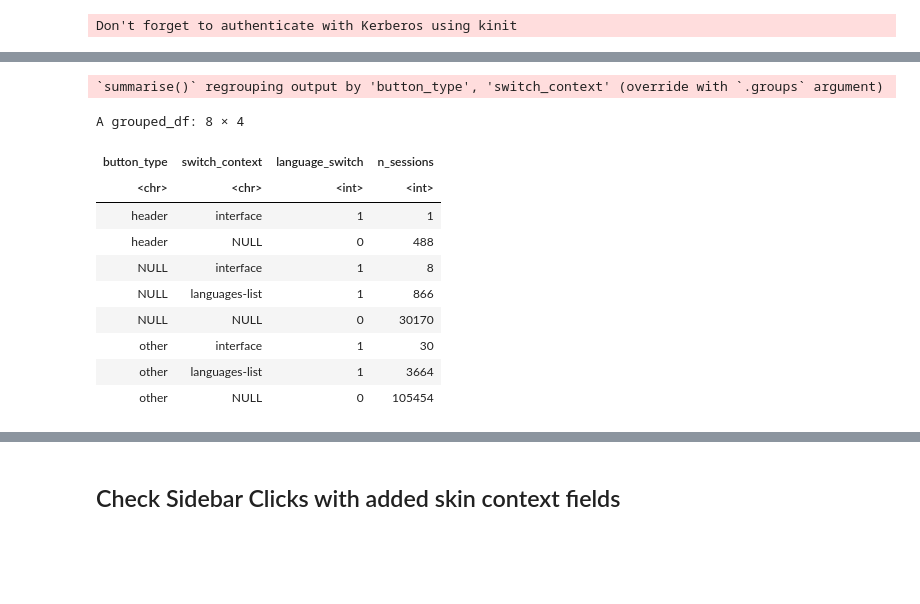
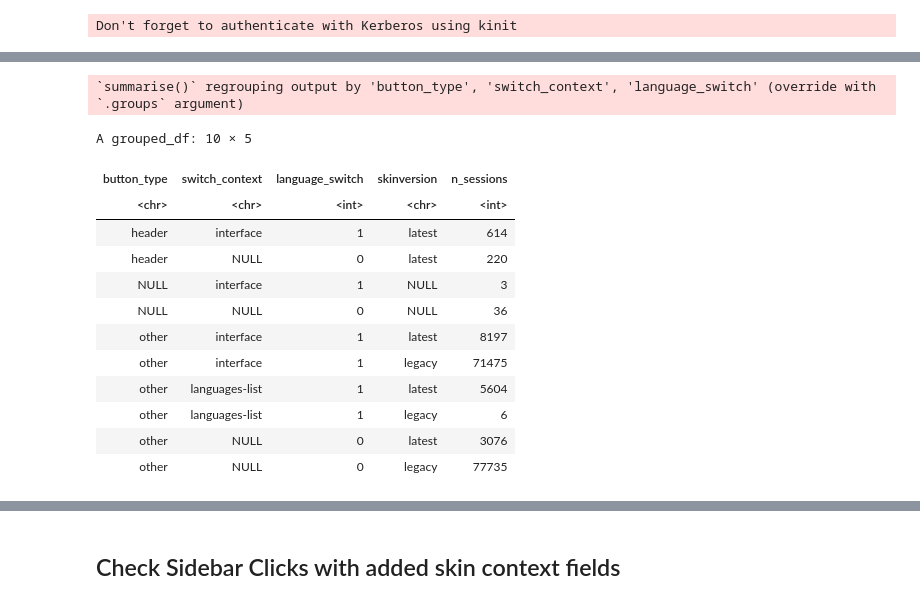
Before and after one commit to wikimedia-research/Language-Switching-Analysis-2021, a Jupyter notebook: QA/post_deployment_qa.ipynb, the cells around one changed output, grey strips where cells are left out. Saved outputs shown, nothing was run; the diff lists cells and outputs as text; code cells hidden in the pictures; blank space fills up the shorter version.

```diff
--- a/QA/post_deployment_qa.ipynb
+++ b/QA/post_deployment_qa.ipynb
@@ -1020,19 +1080,21 @@ Don't forget to authenticate with Kerberos using kinit
 # %%
-lang_button_switch_bybuttontype <- lang_button_switch_events %>%
-    group_by(button_type, switch_context, language_switch)  %>%
+lang_button_switch_byskintype <- lang_button_switch_events %>%
+    group_by(button_type, switch_context, language_switch, skinversion)  %>%
     summarise(n_sessions = n_distinct(session_id))
 
-lang_button_switch_bybuttontype
+lang_button_switch_byskintype
 # %% [output]
-`summarise()` regrouping output by 'button_type', 'switch_context' (override with `.groups` argument)
+`summarise()` regrouping output by 'button_type', 'switch_context', 'language_switch' (override with `.groups` argument)
-A grouped_df: 8 × 4
+A grouped_df: 10 × 5
-| button_type | switch_context | language_switch | n_sessions |
-| <chr> | <chr> | <int> | <int> |
-| header | interface | 1 | 1 |
-| header | NULL | 0 | 488 |
-| NULL | interface | 1 | 8 |
-| NULL | languages-list | 1 | 866 |
-| NULL | NULL | 0 | 30170 |
-| other | interface | 1 | 30 |
-| other | languages-list | 1 | 3664 |
-| other | NULL | 0 | 105454 |
+| button_type | switch_context | language_switch | skinversion | n_sessions |
+| <chr> | <chr> | <int> | <chr> | <int> |
+| header | interface | 1 | latest | 614 |
+| header | NULL | 0 | latest | 220 |
+| NULL | interface | 1 | NULL | 3 |
+| NULL | NULL | 0 | NULL | 36 |
+| other | interface | 1 | latest | 8197 |
+| other | interface | 1 | legacy | 71475 |
+| other | languages-list | 1 | latest | 5604 |
+| other | languages-list | 1 | legacy | 6 |
+| other | NULL | 0 | latest | 3076 |
+| other | NULL | 0 | legacy | 77735 |
```
Also changed, not shown: parts of 45 cells of this notebook.
